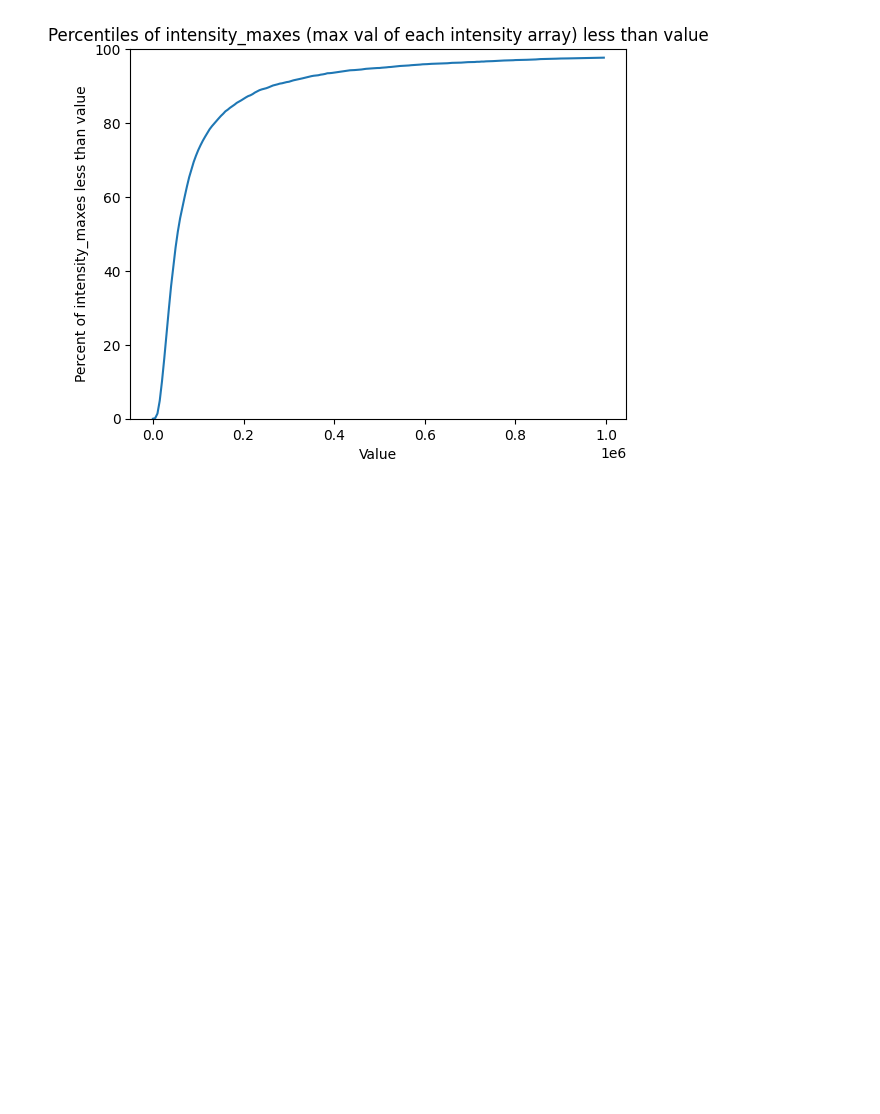
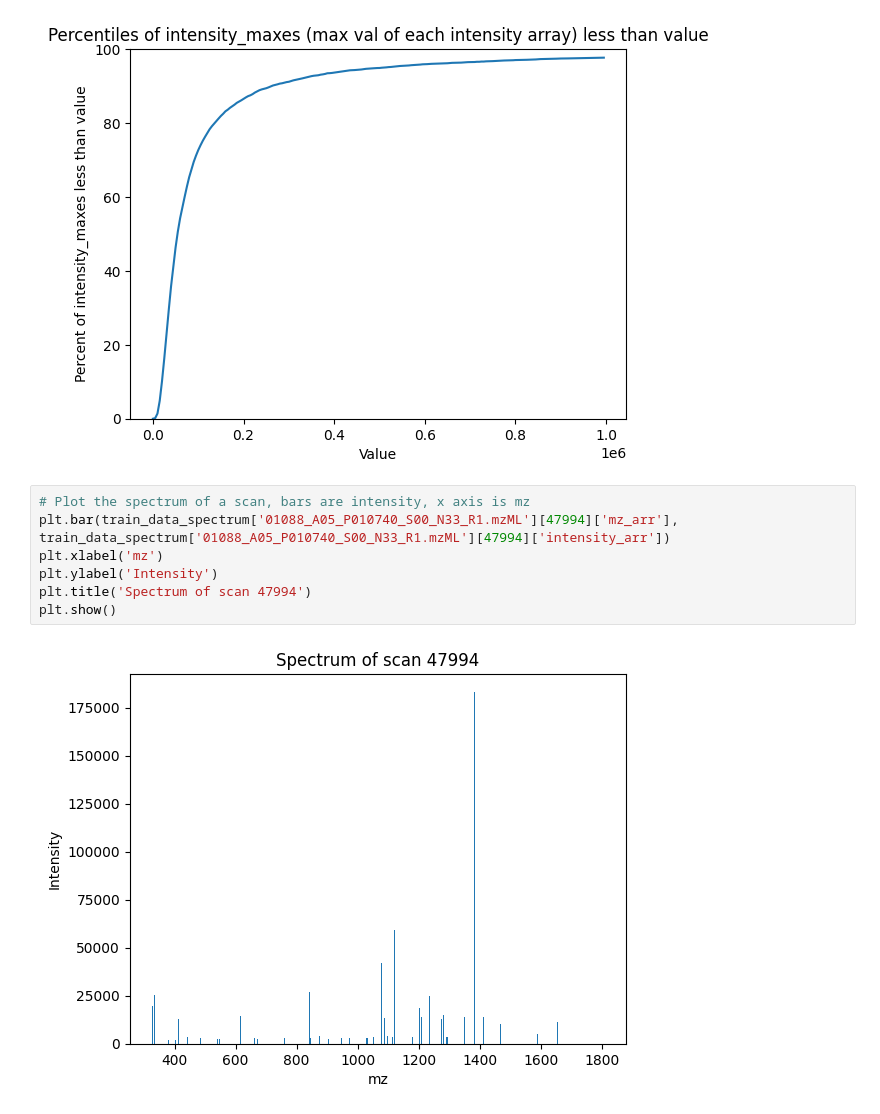
Before and after one commit to vchelur97/psm, a Jupyter notebook: eda/eda_spectrum.ipynb, the cells around one changed output. Saved outputs shown, nothing was run; the diff lists cells and outputs as text; blank space fills up the shorter version.

Commit message:
Spectrum plotting and scoring

```diff
--- a/eda/eda_spectrum.ipynb
+++ b/eda/eda_spectrum.ipynb
@@ -125,3 +130,12 @@ plt.show()
 # %% [output]
 [figure]
 [figure]
+# %%
+# Plot the spectrum of a scan, bars are intensity, x axis is mz
+plt.bar(train_data_spectrum['01088_A05_P010740_S00_N33_R1.mzML'][47994]['mz_arr'], train_data_spectrum['01088_A05_P010740_S00_N33_R1.mzML'][47994]['intensity_arr'])
+plt.xlabel('mz')
+plt.ylabel('Intensity')
+plt.title('Spectrum of scan 47994')
+plt.show()
+# %% [output]
+[figure, added]
```
Also changed, not shown: parts of 4 cells of this notebook.
